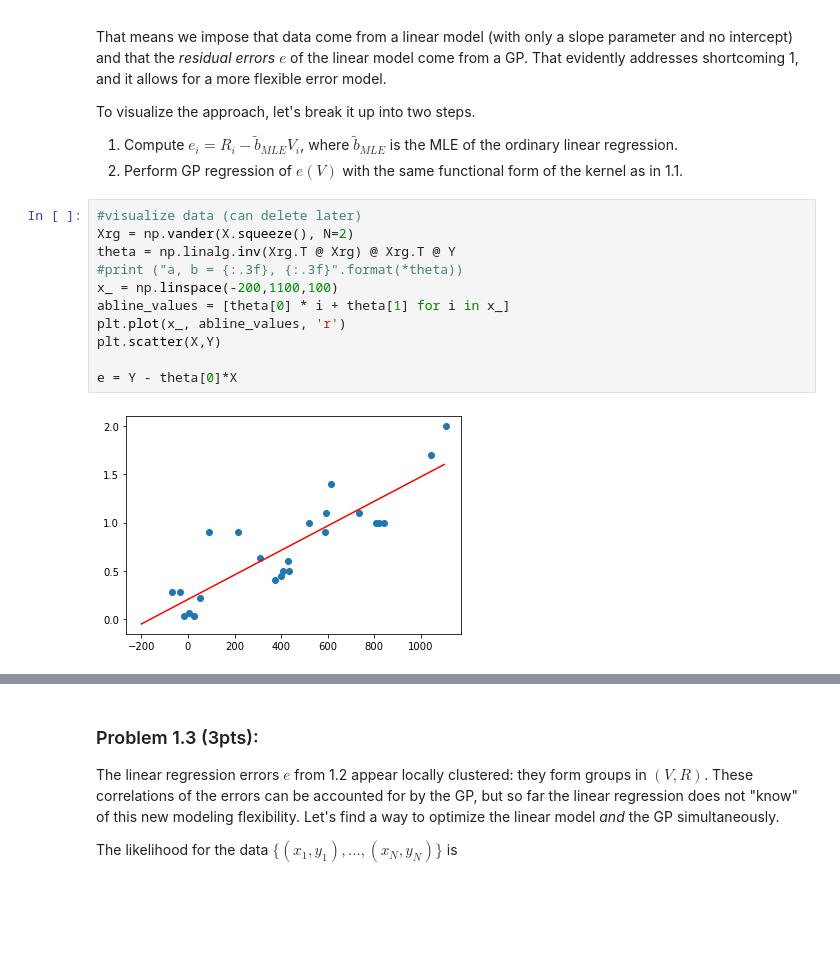
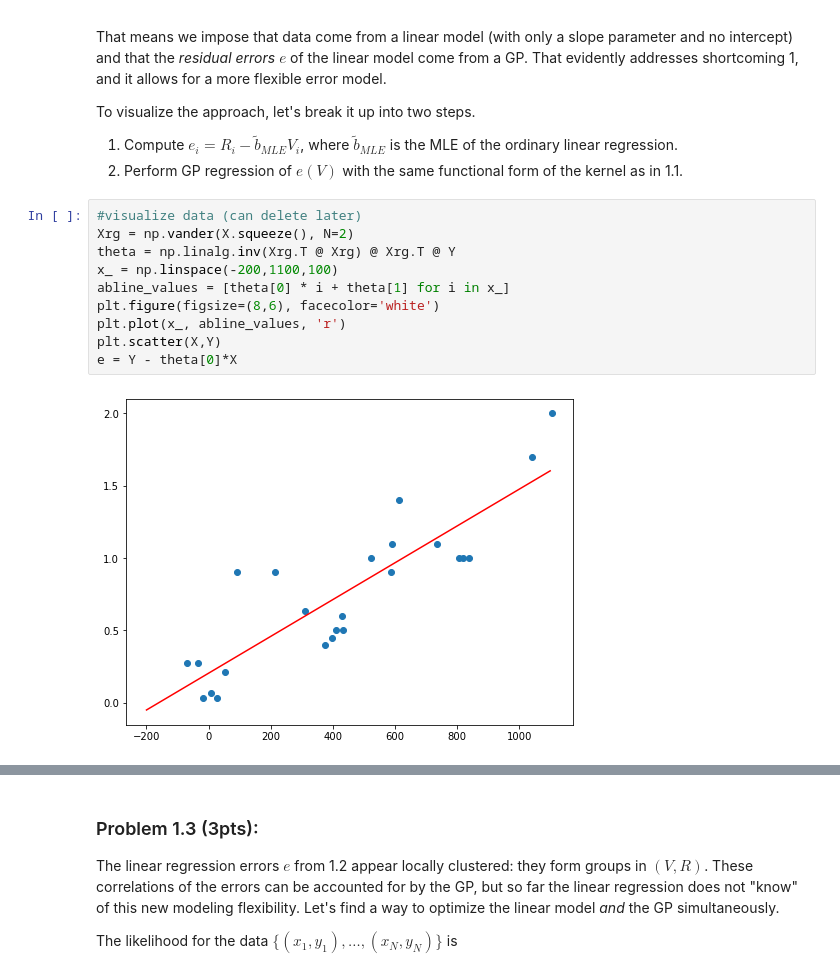
Before and after one commit to vanessaroser/sml505-assignment3, a Jupyter notebook: Assignment3.ipynb, the cells around one changed output, grey strips where cells are left out. Cells and saved outputs as stored; diff of their text form; blank space fills up the shorter version.

```diff
--- a/Assignment3.ipynb
+++ b/Assignment3.ipynb
@@ -92,16 +94,15 @@ To visualize the approach, let's break it up into two steps.
 # %%
 #visualize data (can delete later)
 Xrg = np.vander(X.squeeze(), N=2)
 theta = np.linalg.inv(Xrg.T @ Xrg) @ Xrg.T @ Y
-#print ("a, b = {:.3f}, {:.3f}".format(*theta))
 x_ = np.linspace(-200,1100,100)
 abline_values = [theta[0] * i + theta[1] for i in x_]
+plt.figure(figsize=(8,6), facecolor='white')
 plt.plot(x_, abline_values, 'r')
 plt.scatter(X,Y)
-
 e = Y - theta[0]*X
 # %% [output]
-[figure, old version]
+[figure, new version]
 # %%
 np.random.seed(42)
 
```
Also changed, not shown: parts of 7 cells of this notebook.
